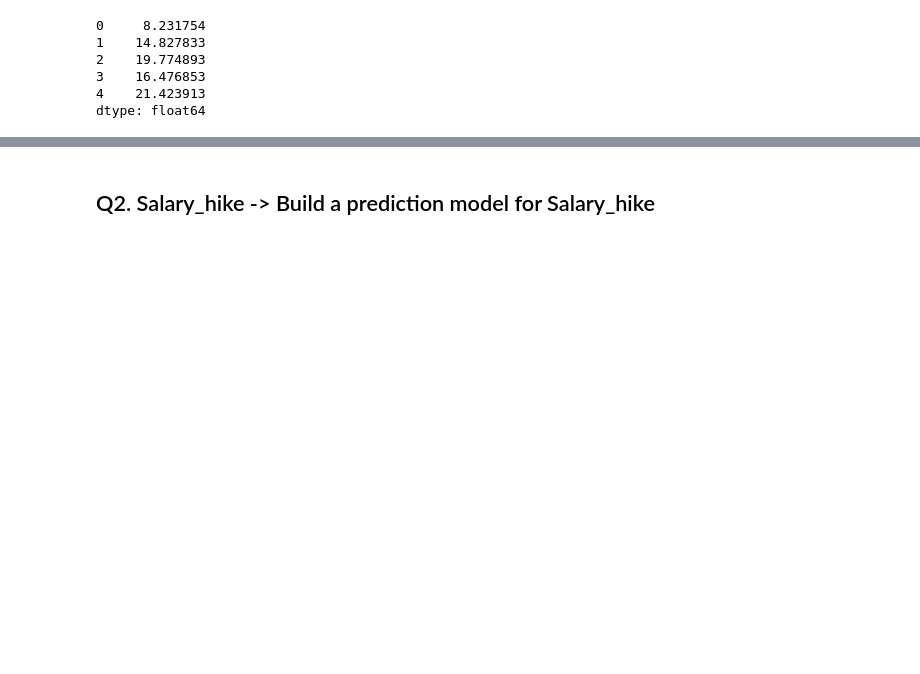
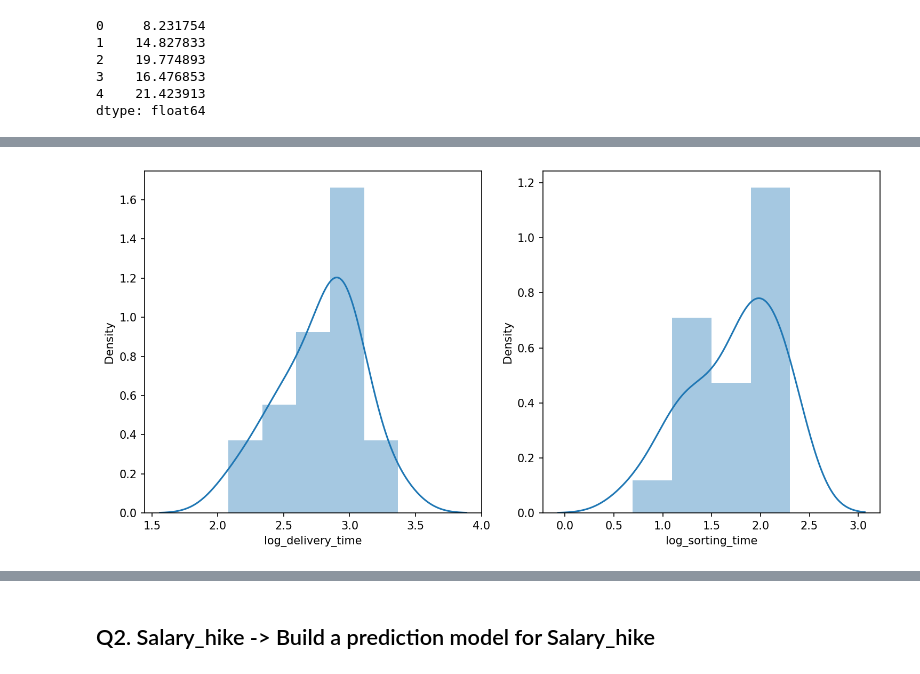
Before and after one commit to RutujaDesai02/Machine-Learning, a Jupyter notebook: Simple_linear_regression.ipynb, the cells around one changed output, grey strips where cells are left out. Saved outputs shown, nothing was run; the diff lists cells and outputs as text; code cells hidden in the pictures; blank space fills up the shorter version.

```diff
--- a/Simple_linear_regression.ipynb
+++ b/Simple_linear_regression.ipynb
@@ -62,7 +62,7 @@ df.corr()
 # %%
 import statsmodels.formula.api as smf
 # %%
-data=data.rename({'Delivery Time':'delivery_time', 'Sorting Time':'sorting_time'},axis=1)
+data=df.rename({'Delivery Time':'delivery_time', 'Sorting Time':'sorting_time'},axis=1)
 data
 # %% [output]
 |  | delivery_time | sorting_time |
@@ -125,0 +155,4 @@ dtype: float64
+# %%
+data['log_delivery_time'] = np.log(data['delivery_time'])
+data['log_sorting_time'] = np.log(data['sorting_time'])
+data
@@ -125,0 +177,10 @@ dtype: float64
+# %%
+plt.subplot(1,2,1)
+sns.distplot(data['log_delivery_time'])
+
+plt.subplot(1,2,2)
+sns.distplot(data['log_sorting_time'])
+
+plt.tight_layout()
+# %% [output]
+[figure, added]
```
Also changed, not shown: parts of 18 cells of this notebook.
